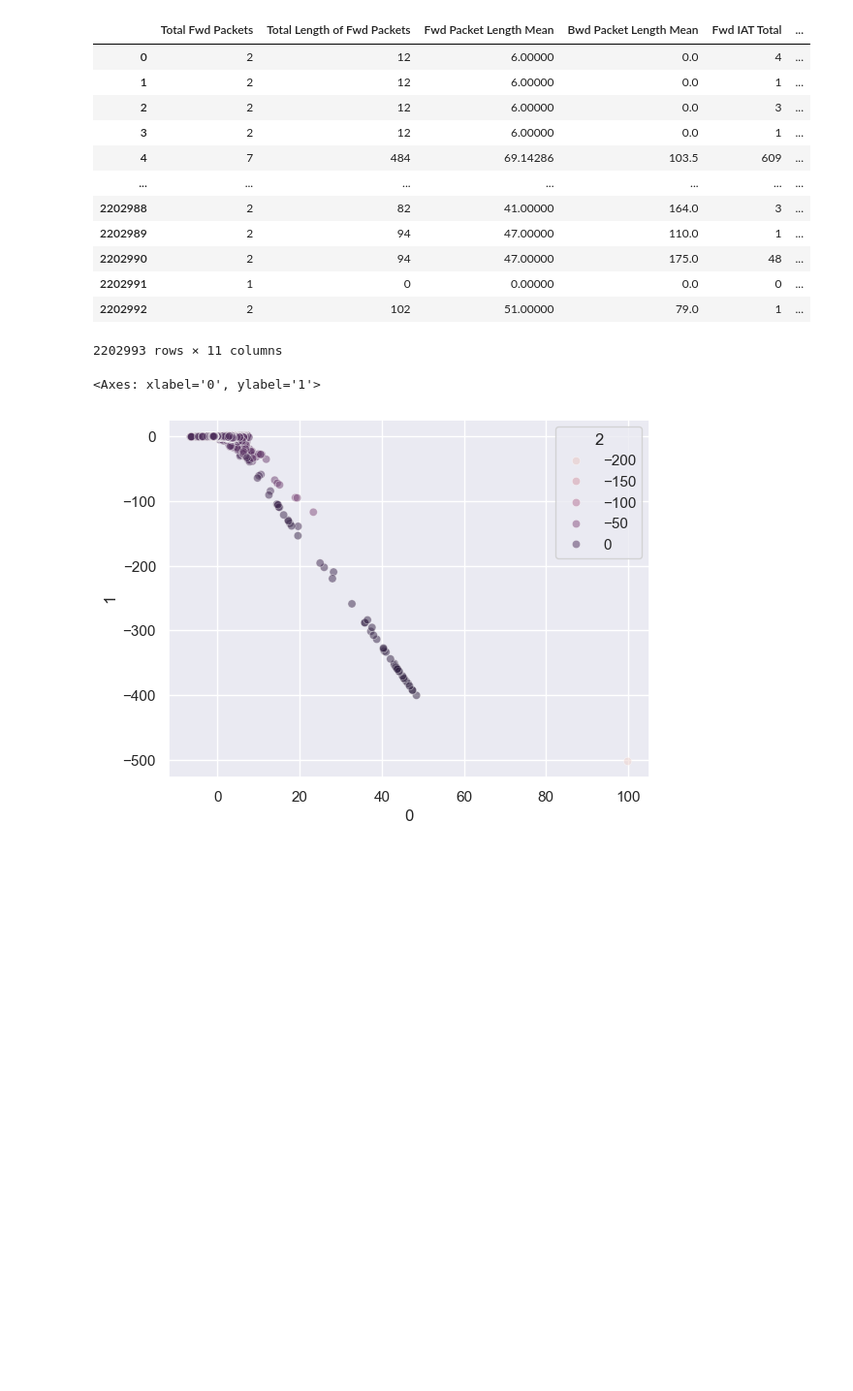
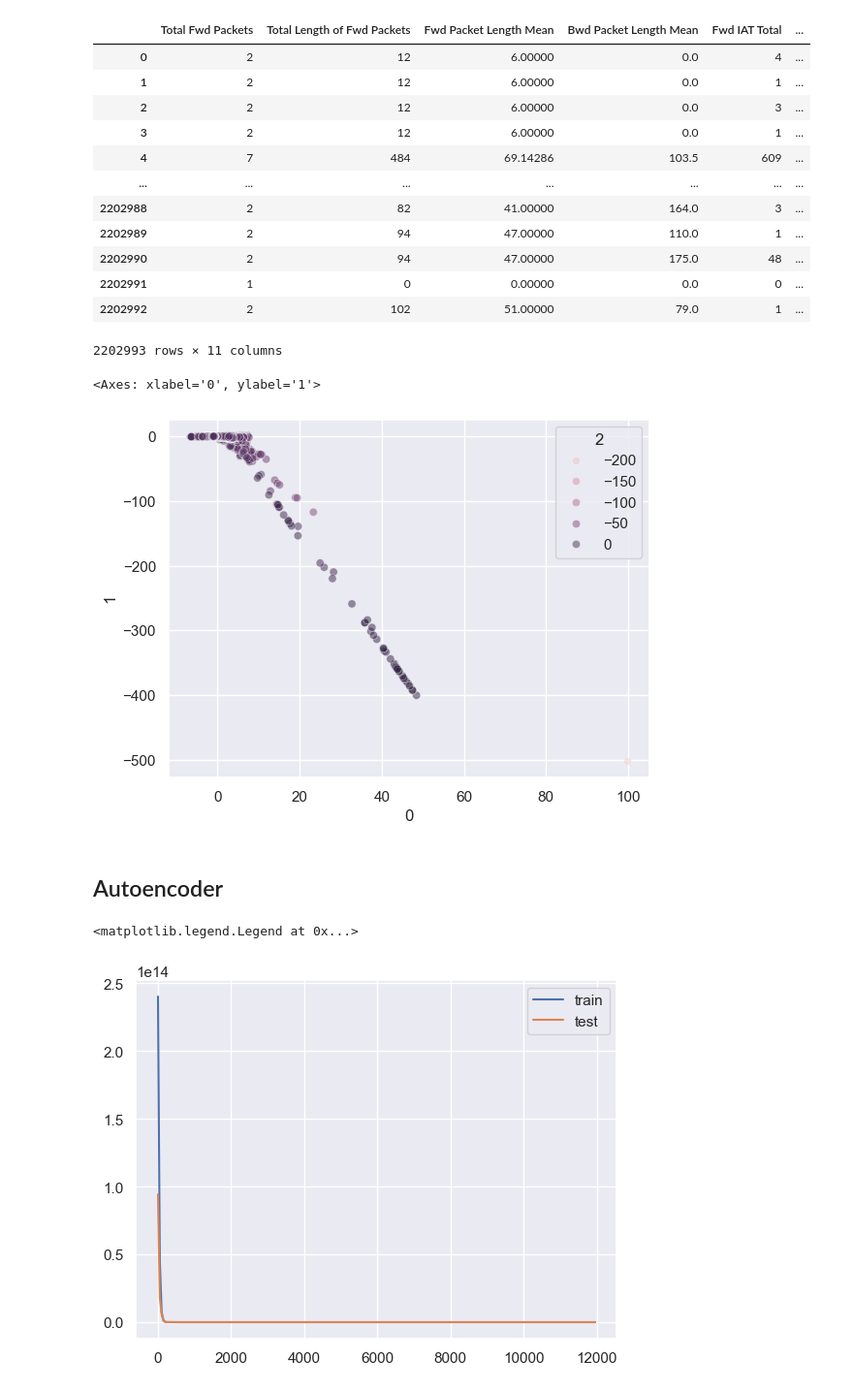
Before and after one commit to dwdwjtwcz/ids2017-anomaly-detection, a Jupyter notebook: PCA.ipynb, the cells around one changed output. Shown at 97% size. Drawn from its saved outputs; the diff is of its cells as text; code cells hidden in the pictures; blank space fills up the shorter version.

Commit message:
Autoencoder

```diff
--- a/PCA.ipynb
+++ b/PCA.ipynb
@@ -54,3 +54,82 @@ sns.scatterplot(
 # %% [output]
 <Axes: xlabel='0', ylabel='1'>
 [figure]
+# %% [markdown]
+## Autoencoder
+# %%
+x = df.to_numpy()
+
+def vector_mse(y,yhat):
+    return jnp.mean(jnp.square(y-yhat), axis=-1)
+# %%
+batch_size = 512
+steps = 12000
+learning_rate = 0.001
+train_split = int(0.7*x.shape[0])
+
+k = jax.random.PRNGKey(42)
+
+encoder = stax.serial(
+    stax.Dense(16),
+    stax.Relu,
+    stax.Dense(16)
+)
+
+decoder = stax.serial(
+    stax.Dense(16),
+    stax.Relu,
+    stax.Dense(x.shape[1])
+)
+
+nn = stax.serial(encoder, decoder)
+
+init_nn, apply_nn = nn
+opt_init, opt_update, get_params = adam(learning_rate)
+
+
+
+@jax.jit
+def step(i, opt_state, x,y):
+  params = get_params(opt_state)
+
+  def loss(params,x,y):
+      reconstruction = apply_nn(params,x)
+      return jnp.mean(vector_mse(y,reconstruction))
+
+  g = jax.grad(loss)(params, x,y)
+  opt_state = opt_update(i, g, opt_state)
+  step_loss = loss(get_params(opt_state),x,y)
+  return opt_state, step_loss
+
+@jax.jit
+def test_loss(opt_state,x,y):
+    params = get_params(opt_state)
+    reconstruction = apply_nn(params,x)
+    return jnp.mean(vector_mse(y,reconstruction))
+
+_,params  = init_nn(k,(batch_size,x.shape[1]))
+opt_state = opt_init(params)
+
+losses = []
+test_losses = []
+train_steps = []
+
+for i in range(steps):
+    idx = np.random.randint(0, train_split, size=batch_size)
+    bx = x[idx,...]
+
+    opt_state, step_loss = step(i, opt_state,bx,bx)
+
+    if i % 50 == 0:
+        tx = x[train_split:,...]
+        test_losses.append(test_loss(opt_state,tx,tx))
+        train_steps.append(i)
+        losses.append(test_loss(opt_state,x[:train_split,...],x[:train_split,...]))
+
+plt.plot(train_steps,losses,label='train')
+plt.plot(train_steps,test_losses,label='test')
+
+plt.legend()
+# %% [output]
+<matplotlib.legend.Legend at 0x...>
+[figure, added]
```
